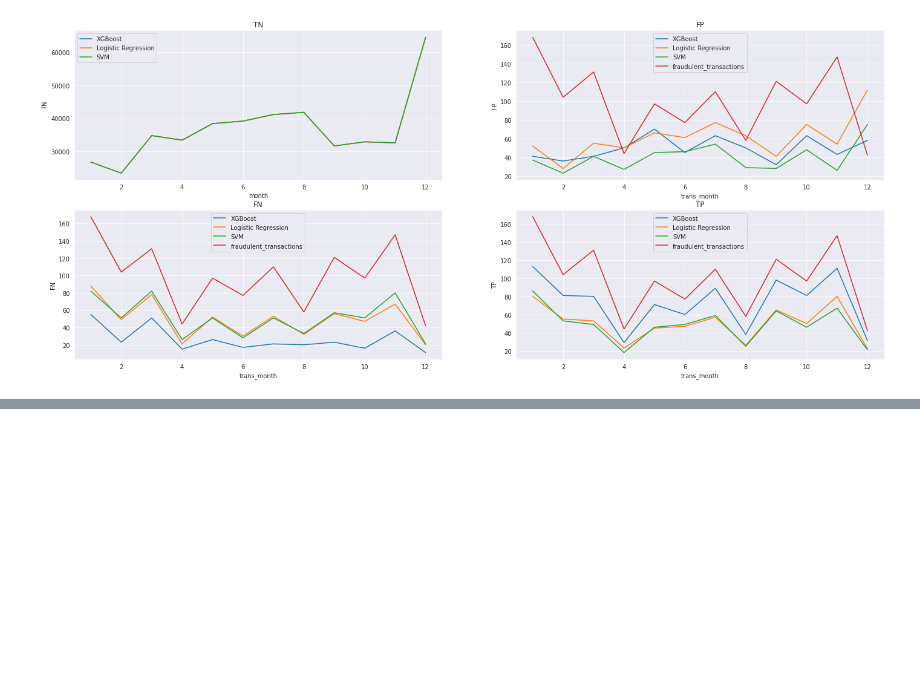
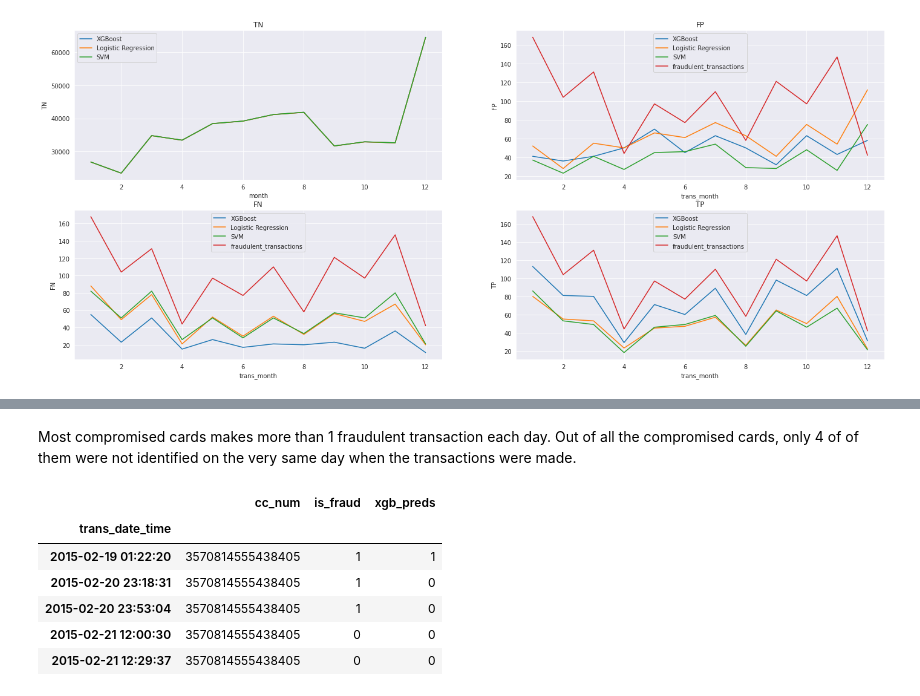
Before and after one commit to ngcheeyuan/Fraud_Detection_Capstone, a Jupyter notebook: Capstone_Final_Model_TS.ipynb, the cells around one changed output, grey strips where cells are left out. Saved outputs shown, nothing was run; the diff lists cells and outputs as text; code cells hidden in the pictures; blank space fills up the shorter version.

```diff
--- a/Capstone_Final_Model_TS.ipynb
+++ b/Capstone_Final_Model_TS.ipynb
@@ -942,0 +966,14 @@ error_analysis
+# %% [markdown]
+Most compromised cards makes more than 1 fraudulent transaction each day.
+Out of all the compromised cards, only 4 of of them were not identified on the very same day when the transactions were made.
+# %%
+mask = df_test['cc_num'] == 3570814555438405
+df_test[mask]['2015-02-18':'2015-02-21'][['cc_num','is_fraud','xgb_preds']]
+# %% [output]
+|  | cc_num | is_fraud | xgb_preds |
+| trans_date_time |  |  |  |
+| 2015-02-19 01:22:20 | 3570814555438405 | 1 | 1 |
+| 2015-02-20 23:18:31 | 3570814555438405 | 1 | 0 |
+| 2015-02-20 23:53:04 | 3570814555438405 | 1 | 0 |
+| 2015-02-21 12:00:30 | 3570814555438405 | 0 | 0 |
+| 2015-02-21 12:29:37 | 3570814555438405 | 0 | 0 |
```
Also changed, not shown: parts of 14 cells of this notebook.
